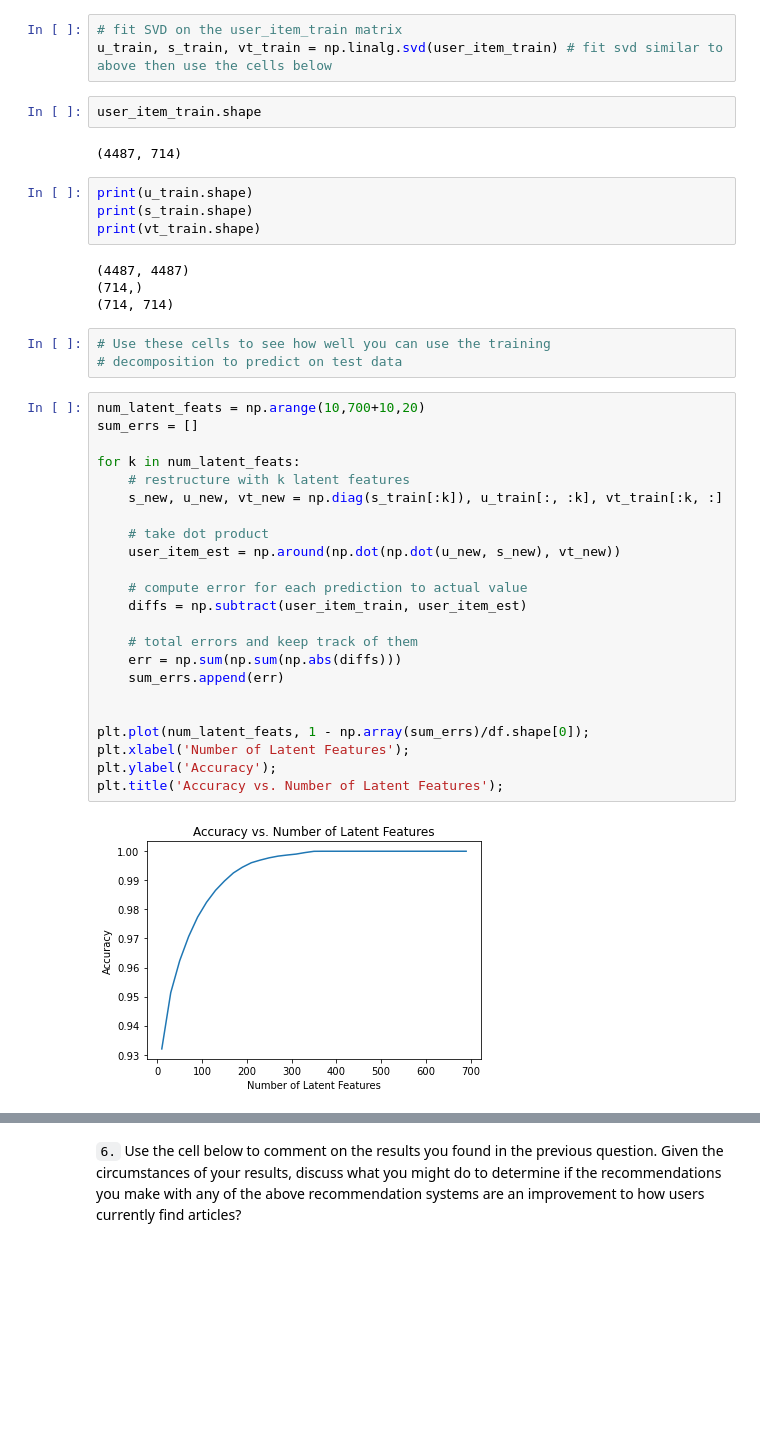
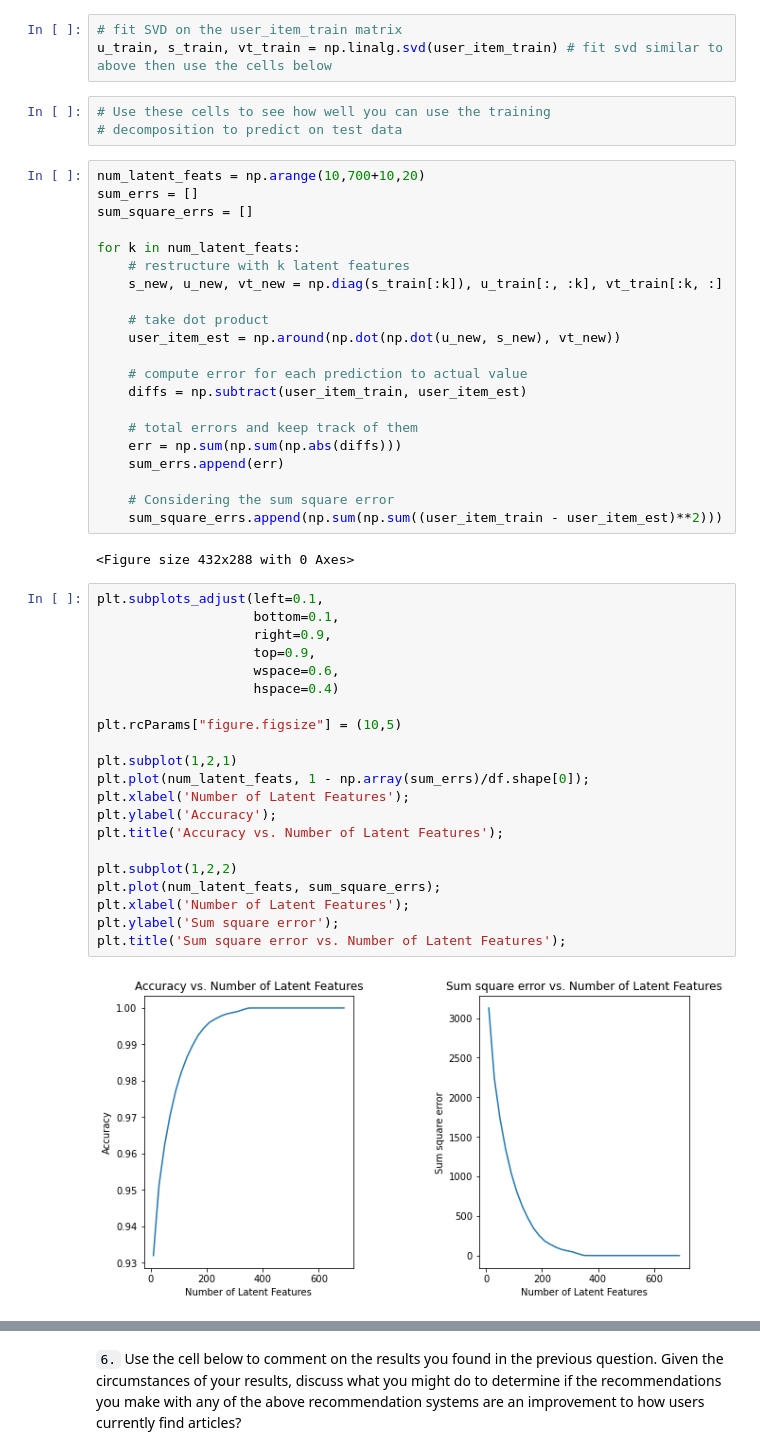
Before and after one commit to GonzaloGomezMillan/Recommendations_with_IBM, a Jupyter notebook: Recommendations_with_IBM.ipynb, the cells around one changed output, grey strips where cells are left out. Cells and saved outputs as stored; diff of their text form; blank space fills up the shorter version.

```diff
--- a/Recommendations_with_IBM.ipynb
+++ b/Recommendations_with_IBM.ipynb
@@ -815,24 +815,13 @@ Use the cells below to explore how well SVD works towards making predictions for
 # %%
 # fit SVD on the user_item_train matrix
 u_train, s_train, vt_train = np.linalg.svd(user_item_train) # fit svd similar to above then use the cells below
-# %%
-user_item_train.shape
-# %% [output]
-(4487, 714)
-# %%
-print(u_train.shape)
-print(s_train.shape)
-print(vt_train.shape)
-# %% [output]
-(4487, 4487)
-(714,)
-(714, 714)
 # %%
 # Use these cells to see how well you can use the training
 # decomposition to predict on test data
 # %%
 num_latent_feats = np.arange(10,700+10,20)
 sum_errs = []
+sum_square_errs = []
 
 for k in num_latent_feats:
     # restructure with k latent features
@@ -848,10 +837,30 @@ for k in num_latent_feats:
     err = np.sum(np.sum(np.abs(diffs)))
     sum_errs.append(err)
 
-
-plt.plot(num_latent_feats, 1 - np.array(sum_errs)/df.shape[0]);
-plt.xlabel('Number of Latent Features');
-plt.ylabel('Accuracy');
-plt.title('Accuracy vs. Number of Latent Features');
+    # Considering the sum square error
+    sum_square_errs.append(np.sum(np.sum((user_item_train - user_item_est)**2)))
 # %% [output]
-[figure, removed]
+<Figure size 432x288 with 0 Axes>
+# %%
+plt.subplots_adjust(left=0.1,
+                    bottom=0.1,
+                    right=0.9,
+                    top=0.9,
+                    wspace=0.6,
+                    hspace=0.4)
+
+plt.rcParams["figure.figsize"] = (10,5)
+
+plt.subplot(1,2,1)
+plt.plot(num_latent_feats, 1 - np.array(sum_errs)/df.shape[0]);
+plt.xlabel('Number of Latent Features');
+plt.ylabel('Accuracy');
+plt.title('Accuracy vs. Number of Latent Features');
+
+plt.subplot(1,2,2)
+plt.plot(num_latent_feats, sum_square_errs);
+plt.xlabel('Number of Latent Features');
+plt.ylabel('Sum square error');
+plt.title('Sum square error vs. Number of Latent Features');
+# %% [output]
+[figure, added]
```
Also changed, not shown: parts of 6 cells of this notebook.
